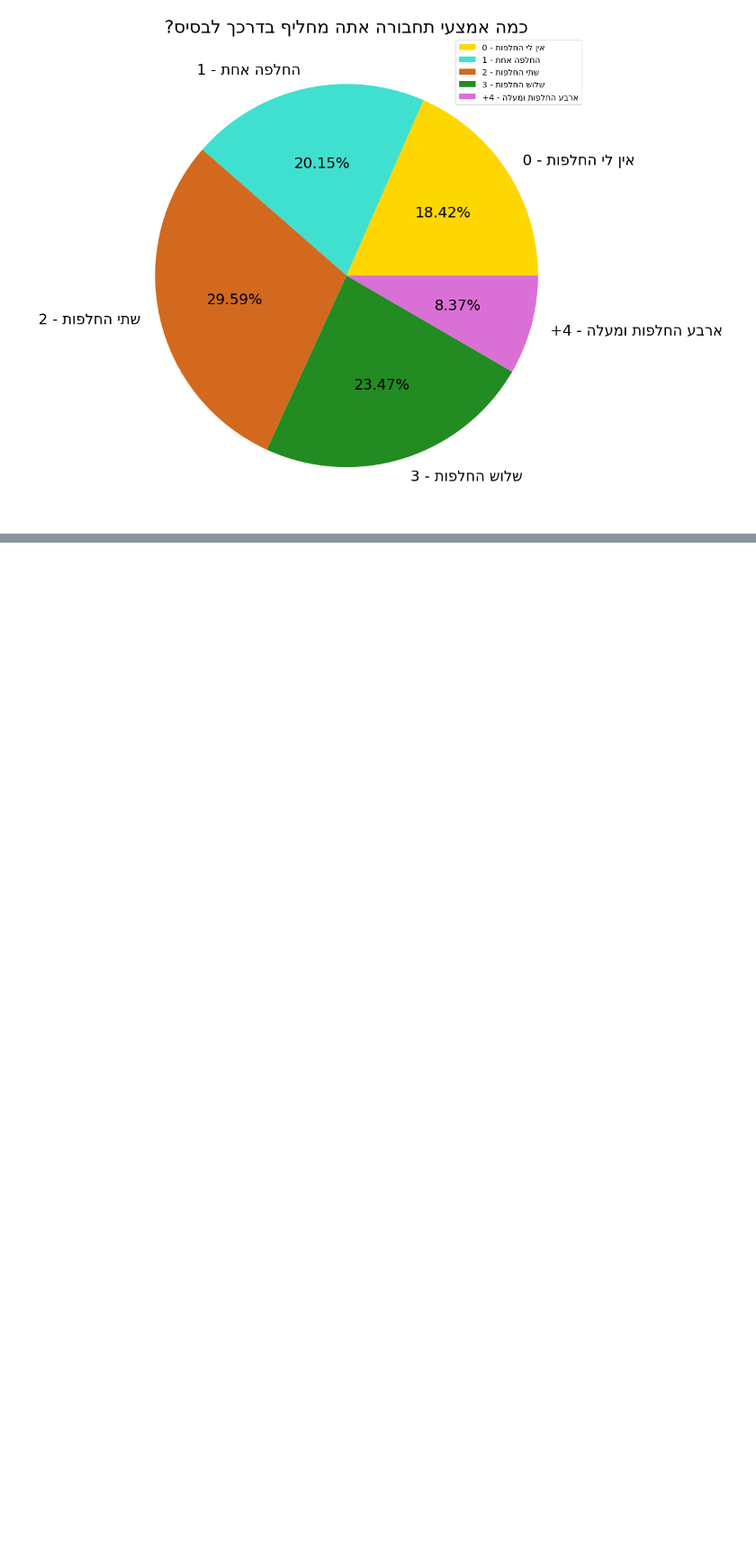
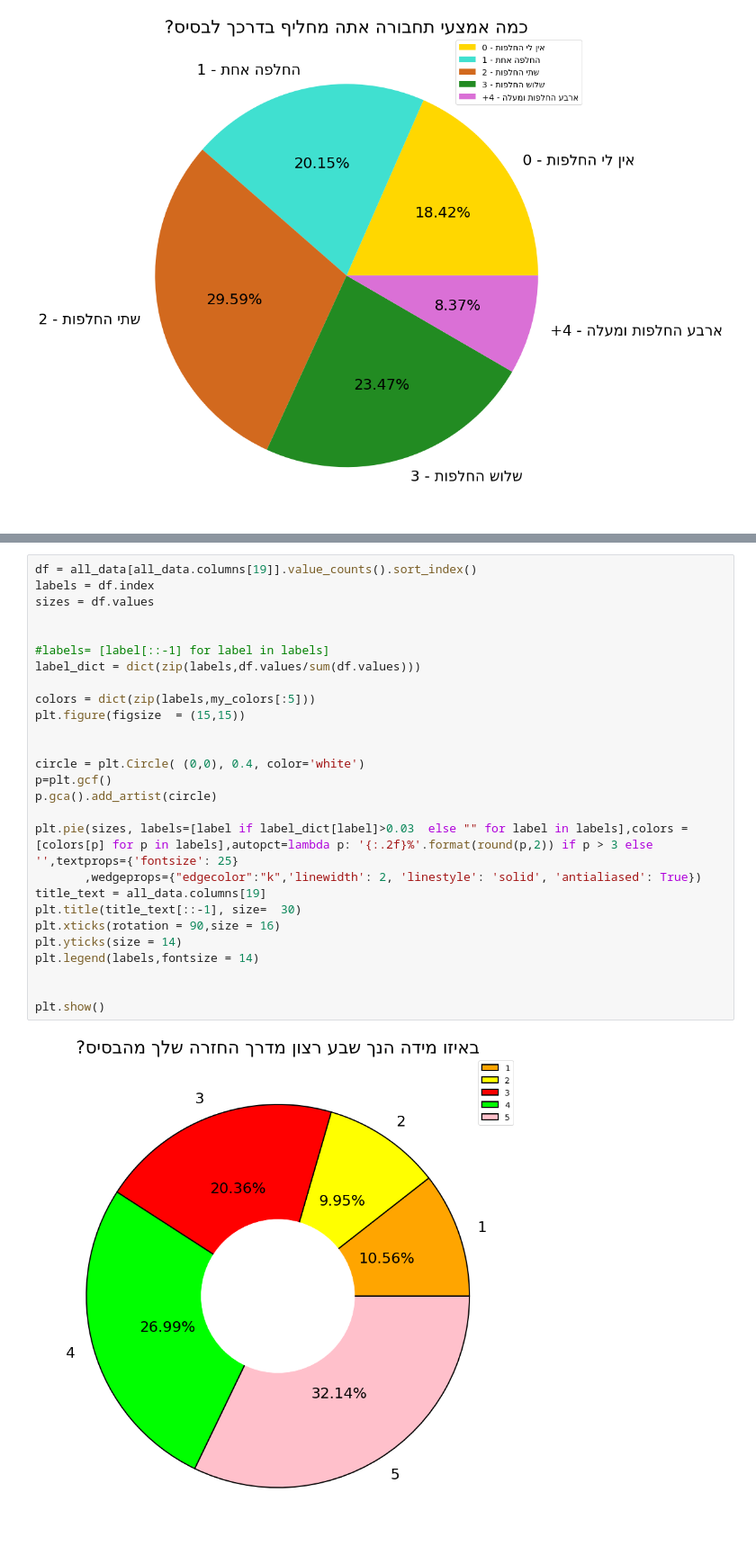
Before and after one commit to rabi320/Data-Analysis-IDF-Transportation, a Jupyter notebook: 261221.ipynb, the cells around one changed output, grey strips where cells are left out. Shown at 90% size. Drawn from its saved outputs; the diff is of its cells as text; blank space fills up the shorter version.

```diff
--- a/261221.ipynb
+++ b/261221.ipynb
@@ -352,0 +382,29 @@ plt.show()
+# %%
+df = all_data[all_data.columns[19]].value_counts().sort_index()
+labels = df.index
+sizes = df.values
+
+
+#labels= [label[::-1] for label in labels]
+label_dict = dict(zip(labels,df.values/sum(df.values)))
+
+colors = dict(zip(labels,my_colors[:5]))
+plt.figure(figsize  = (15,15))
+
+
+circle = plt.Circle( (0,0), 0.4, color='white')
+p=plt.gcf()
+p.gca().add_artist(circle)
+
+plt.pie(sizes, labels=[label if label_dict[label]>0.03  else "" for label in labels],colors = [colors[p] for p in labels],autopct=lambda p: '{:.2f}%'.format(round(p,2)) if p > 3 else '',textprops={'fontsize': 25}
+       ,wedgeprops={"edgecolor":"k",'linewidth': 2, 'linestyle': 'solid', 'antialiased': True})
+title_text = all_data.columns[19]
+plt.title(title_text[::-1], size=  30)
+plt.xticks(rotation = 90,size = 16)
+plt.yticks(size = 14)
+plt.legend(labels,fontsize = 14)
+
+
+plt.show()
+# %% [output]
+[figure, added]
```
Also changed, not shown: parts of 2 cells of this notebook.
